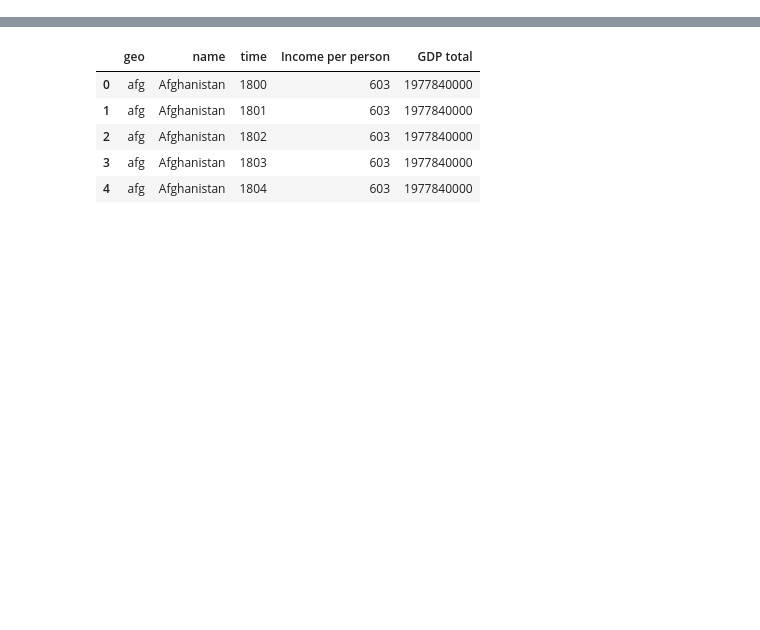
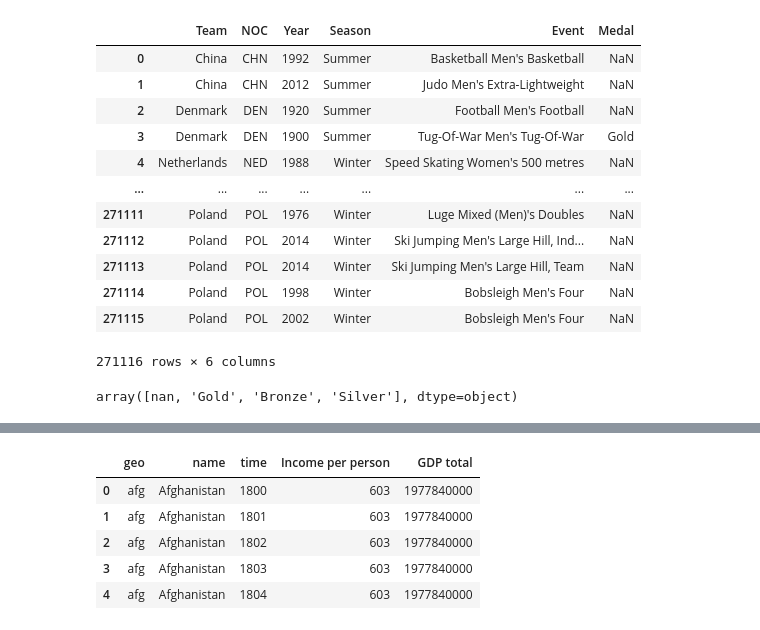
Before and after one commit to EJones621/Olympic_Analysis, a Jupyter notebook: Import to MongoDB/cleaning_machine_learning.ipynb, the cells around one changed output, grey strips where cells are left out. Cells and saved outputs as stored; diff of their text form; code cells hidden in the pictures; blank space fills up the shorter version.

```diff
--- a/Import to MongoDB/cleaning_machine_learning.ipynb
+++ b/Import to MongoDB/cleaning_machine_learning.ipynb
@@ -125,0 +84,3 @@ merged_df.head()
+# %%
+# Merge the athlete_events data with the noc_regions data
+olympic_data_merge = athlete_events_df.merge(noc_regions_df, left_on = 'NOC', right_on = 'NOC', how = 'left')
@@ -125,0 +131,6 @@ merged_df.head()
+# %%
+# "Manually" fixing the values above
+olympic_data_merge['region'] = np.where(olympic_data_merge['NOC']=='SGP', 'Singapore', olympic_data_merge['region'])
+olympic_data_merge['region'] = np.where(olympic_data_merge['NOC']=='ROT', 'Refugee Olympic Athletes', olympic_data_merge['region'])
+olympic_data_merge['region'] = np.where(olympic_data_merge['NOC']=='TUV', 'Tuvalu', olympic_data_merge['region'])
+olympic_data_merge['region'] = np.where(olympic_data_merge['NOC']=='UNK', 'Unknown', olympic_data_merge['region'])
@@ -125,0 +159,29 @@ merged_df.head()
+# %%
+# Dropping uneccessary columns
+olympic_data_merge.drop(['ID', 'Name', 'Sex', 'Age', 'Height', 'Weight', 'Team',
+                         'Games', 'City', 'Sport', 'notes'], axis = 1, inplace = True)
+# %%
+# Change column names
+olympic_data_merge.rename(columns = {'region': 'Team'}, inplace = True)
+# %%
+# reorder columns
+olympic_data_merge[['Team', 'NOC', 'Year', 'Season', 'Event', 'Medal']]
+# %% [output]
+|  | Team | NOC | Year | Season | Event | Medal |
+| 0 | China | CHN | 1992 | Summer | Basketball Men's Basketball | NaN |
+| 1 | China | CHN | 2012 | Summer | Judo Men's Extra-Lightweight | NaN |
+| 2 | Denmark | DEN | 1920 | Summer | Football Men's Football | NaN |
+| 3 | Denmark | DEN | 1900 | Summer | Tug-Of-War Men's Tug-Of-War | Gold |
+| 4 | Netherlands | NED | 1988 | Winter | Speed Skating Women's 500 metres | NaN |
+| ... | ... | ... | ... | ... | ... | ... |
+| 271111 | Poland | POL | 1976 | Winter | Luge Mixed (Men)'s Doubles | NaN |
+| 271112 | Poland | POL | 2014 | Winter | Ski Jumping Men's Large Hill, Ind... | NaN |
+| 271113 | Poland | POL | 2014 | Winter | Ski Jumping Men's Large Hill, Team | NaN |
+| 271114 | Poland | POL | 1998 | Winter | Bobsleigh Men's Four | NaN |
+| 271115 | Poland | POL | 2002 | Winter | Bobsleigh Men's Four | NaN |
+271116 rows × 6 columns
+# %%
+# Find unique values in the medal column
+olympic_data_merge["Medal"].unique()
+# %% [output]
+array([nan, 'Gold', 'Bronze', 'Silver'], dtype=object)
```
Also changed, not shown: parts of 78 cells of this notebook.
